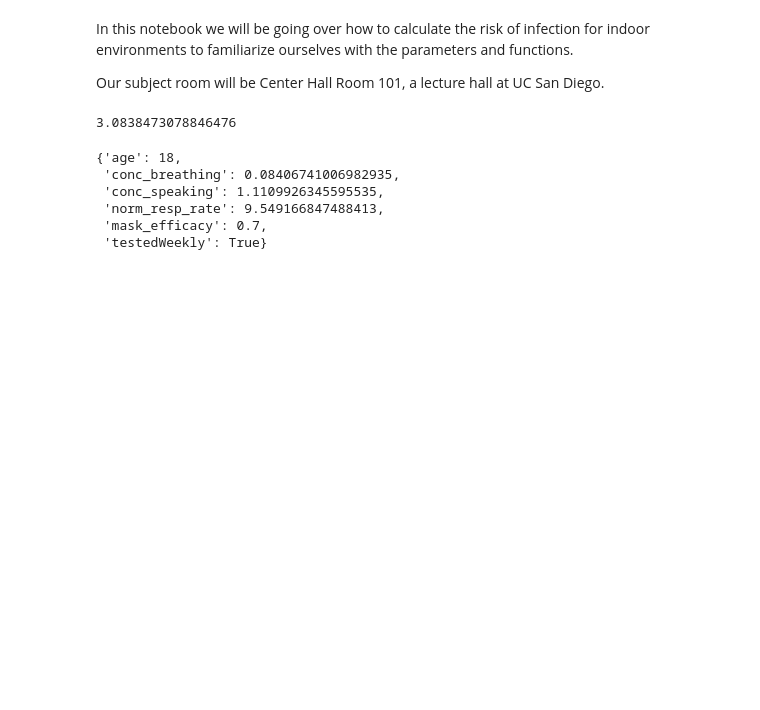
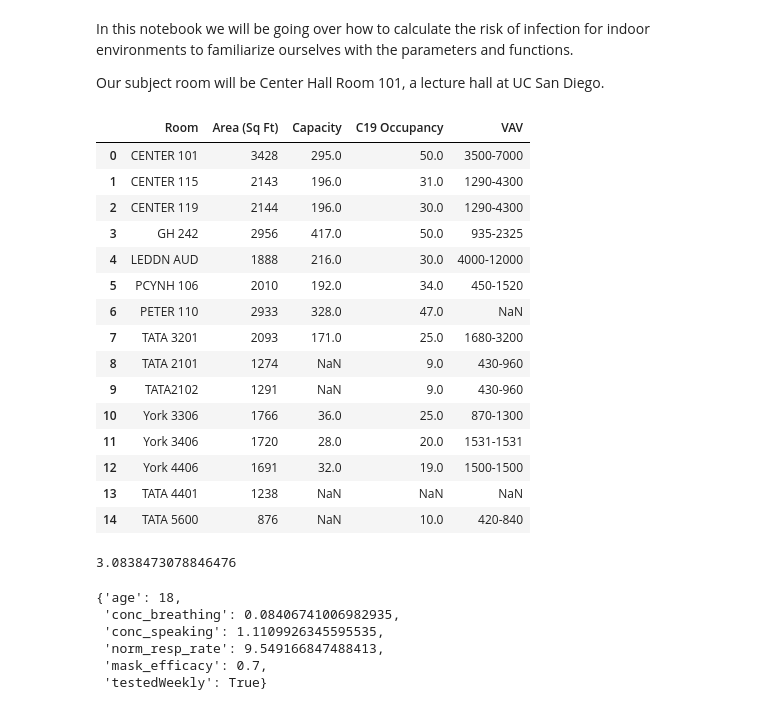
Before and after one commit to etiennedoidic/infection_risk_calculator, a Jupyter notebook: notebooks/Infection Risk Calculator.ipynb, the cells around one changed output. Cells and saved outputs as stored; diff of their text form; code cells hidden in the pictures; blank space fills up the shorter version.

Commit message:
CFM table added to ntoebook

```diff
--- a/notebooks/Infection Risk Calculator.ipynb
+++ b/notebooks/Infection Risk Calculator.ipynb
@@ -59,7 +61,26 @@ pass_vent_rate = .35
 actv_vent_Rate = 2
 #CFM range
 #Source:
-cfm_range = [3500, 7000]
+cfm_table = pd.read_csv('data/CFM.csv')
+# %%
+cfm_table
+# %% [output]
+|  | Room | Area (Sq Ft) | Capacity | C19 Occupancy | VAV |
+| 0 | CENTER 101 | 3428 | 295.0 | 50.0 | 3500-7000 |
+| 1 | CENTER 115 | 2143 | 196.0 | 31.0 | 1290-4300 |
+| 2 | CENTER 119 | 2144 | 196.0 | 30.0 | 1290-4300 |
+| 3 | GH 242 | 2956 | 417.0 | 50.0 | 935-2325 |
+| 4 | LEDDN AUD | 1888 | 216.0 | 30.0 | 4000-12000 |
+| 5 | PCYNH 106 | 2010 | 192.0 | 34.0 | 450-1520 |
+| 6 | PETER 110 | 2933 | 328.0 | 47.0 | NaN |
+| 7 | TATA 3201 | 2093 | 171.0 | 25.0 | 1680-3200 |
+| 8 | TATA 2101 | 1274 | NaN | 9.0 | 430-960 |
+| 9 | TATA2102 | 1291 | NaN | 9.0 | 430-960 |
+| 10 | York 3306 | 1766 | 36.0 | 25.0 | 870-1300 |
+| 11 | York 3406 | 1720 | 28.0 | 20.0 | 1531-1531 |
+| 12 | York 4406 | 1691 | 32.0 | 19.0 | 1500-1500 |
+| 13 | TATA 4401 | 1238 | NaN | NaN | NaN |
+| 14 | TATA 5600 | 876 | NaN | 10.0 | 420-840 |
 # %%
 # Assumptions
 
```
Also changed, not shown: parts of 1 cell of this notebook.
